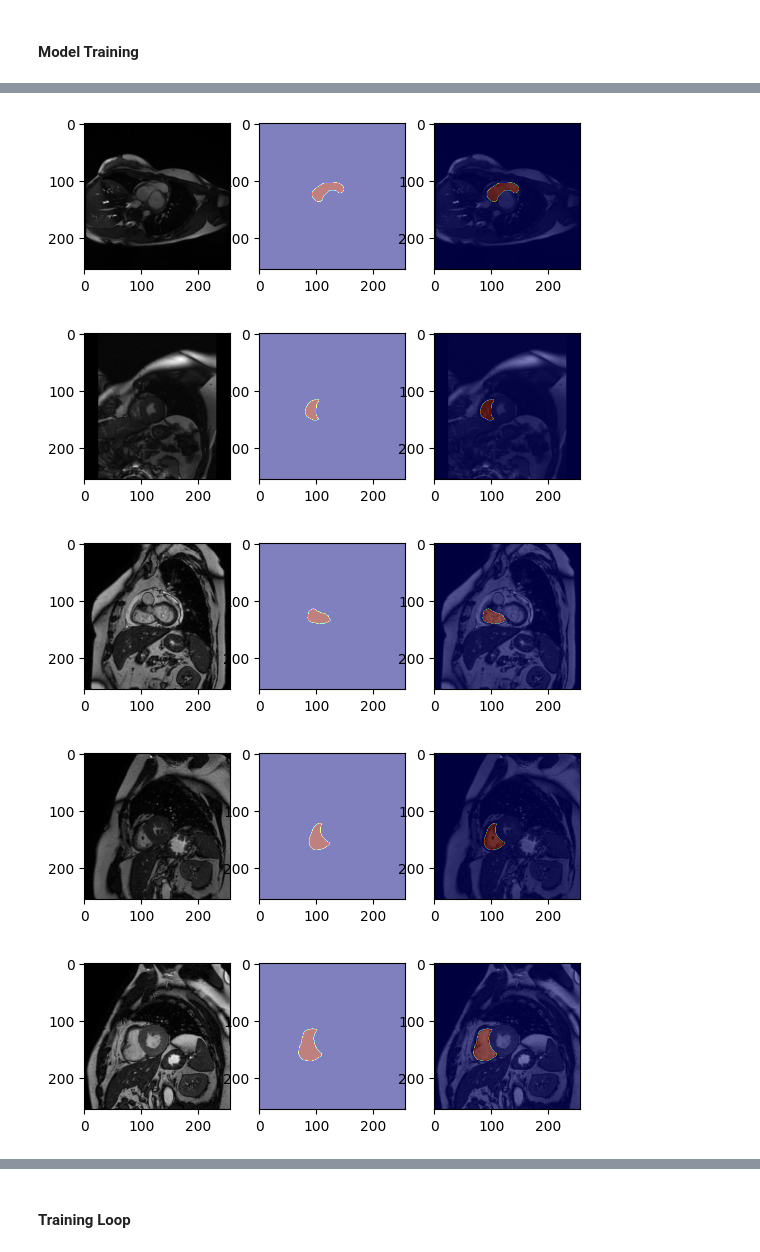
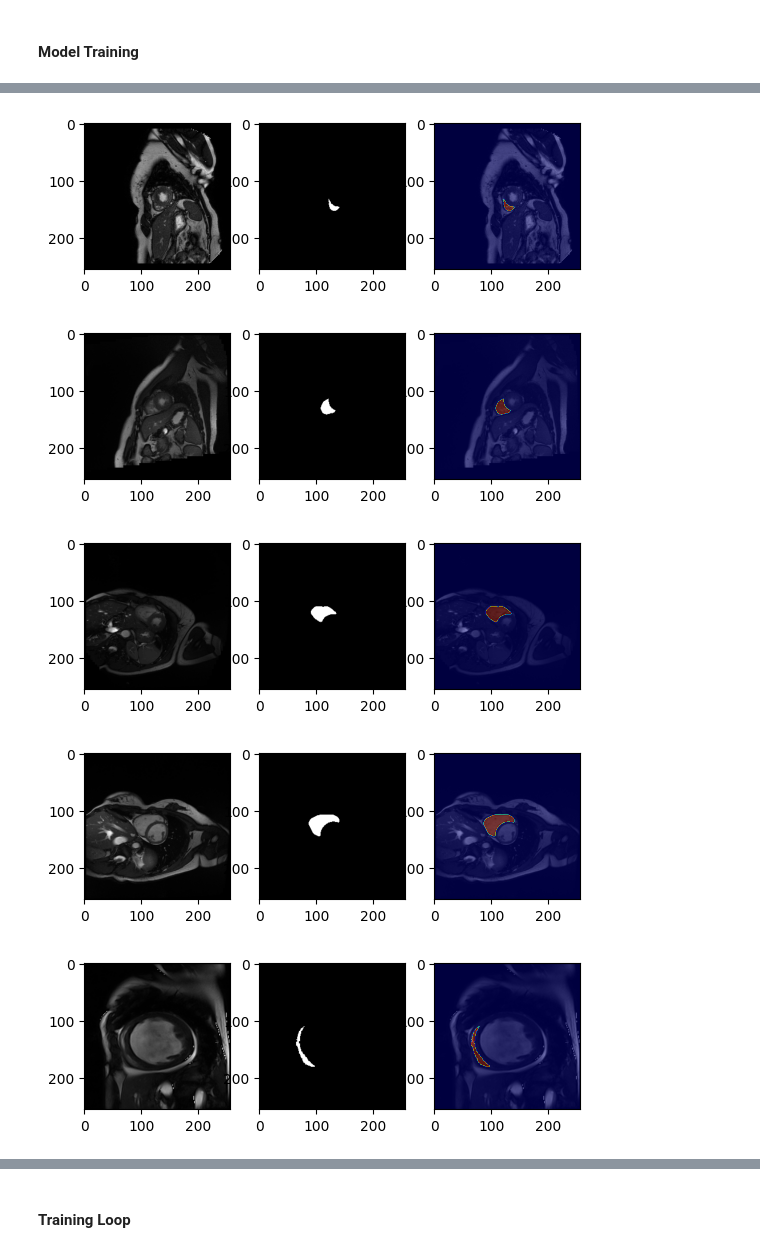
Before and after one commit to Jialiang-Chen/MnM2-Challenge, a Jupyter notebook: mnm2_segmentation_unet.ipynb, the cells around one changed output, grey strips where cells are left out. Saved outputs shown, nothing was run; the diff lists cells and outputs as text; code cells hidden in the pictures.

```diff
--- a/mnm2_segmentation_unet.ipynb
+++ b/mnm2_segmentation_unet.ipynb
@@ -100,12 +100,15 @@ class MnM2Dataset(Dataset):
         label = transforms.ToTensor()(label)
         '''
 
+        image = image/(image.max()/255.0)
+        image = image.astype(np.uint8)
+
+        image = transforms.ToTensor()(image)
+        label = transforms.ToTensor()(label)
+
         if self.transform:
             image = self.transform(image)
             label = self.transform(label)
-
-        image = torch.Tensor(image)
-        label = torch.Tensor(label)
 
         return image, label
 
@@ -119,3 +122,10 @@ class MnM2Dataset(Dataset):
             if np.any(label > 0): index_with_masks.append(idx)
 
         return index_with_masks
+# %%
+train_dataset = MnM2Dataset(data_folder, train=True, transform=None, remove_no_mask=False)
+train_loader = torch.utils.data.DataLoader(
+    train_dataset, batch_size=1, shuffle=True, drop_last=False, num_workers=0)
+# %%
+data_iter = iter(train_loader)
+(image, label) = next(data_iter)
@@ -278,29 +306,29 @@ model = UNet() #initialise the model
 device = 'cuda' if torch.cuda.is_available() else 'mps' if torch.backends.mps.is_available() else 'cpu'
 model.to(device)
 
-optimizer = optim.Adam(model.parameters(), lr= lr, weight_decay=0.1) #define the optimiser as Adam
+optimizer = optim.Adam(model.parameters(), lr= lr, weight_decay=1e-4) #define the optimiser as Adam
 #optimizer = optim.SGD(model.parameters(), lr= lr, weight_decay=0.1, momentum=0.9) #define the optimiser as SGD
 
 scheduler = torch.optim.lr_scheduler.ReduceLROnPlateau(
         optimizer, patience=4, factor=.3, threshold=1e-4) #define a scheduler that decreases the learning rate if there has been no reduction in validation loss is four epochs
 
-
+'''
 train_transform = transforms.Compose([
-    transforms.ToTensor(),
+    #transforms.ToTensor(),
     transforms.CenterCrop(256)
 ])
 
 
 valid_transform = transforms.Compose([
-    transforms.ToTensor(),
+    #transforms.ToTensor(),
     transforms.CenterCrop(256)
 ])
+'''
 
-
-train_dataset = MnM2Dataset(data_folder, train=True, transform=train_transform, remove_no_mask=True)
+train_dataset = MnM2Dataset(data_folder, train=True, transform=None, remove_no_mask=False)
 train_loader = torch.utils.data.DataLoader(
     train_dataset, batch_size=batch_size, shuffle=True, drop_last=False, num_workers=0)
-valid_dataset = MnM2Dataset(data_folder, train=False, transform=valid_transform, remove_no_mask=True)
+valid_dataset = MnM2Dataset(data_folder, train=False, transform=None, remove_no_mask=False)
 valid_loader = torch.utils.data.DataLoader(
     valid_dataset, batch_size=batch_size, shuffle=True, drop_last=False, num_workers=0)
 # %%
@@ -316,9 +344,16 @@ for image, label in train_loader:
   # Plot the image
   _, (ax1, ax2, ax3) = plt.subplots(1, 3)
   ax1.imshow(img, cmap='gray')
-  ax2.imshow(lab, cmap='jet', alpha = 0.5)
+  ax2.imshow(lab, cmap='gray')
   ax3.imshow(img, cmap='gray')
   ax3.imshow(lab, cmap='jet', alpha = 0.5)
 
+  #print(image.min())
+  #print(image.max())
+
+  #print(label.min())
+  #print(label.max())
+
+
   if count >= 10: break
 # %% [output]
@@ -327,5 +362,5 @@ for image, label in train_loader:
-[figure, old version]
+[figure, new version]
-[figure, old version]
+[figure, new version]
-[figure, old version]
+[figure, new version]
-[figure, old version]
+[figure, new version]
-[figure, old version]
+[figure, new version]
```
Also changed, not shown: parts of 18 cells of this notebook.
